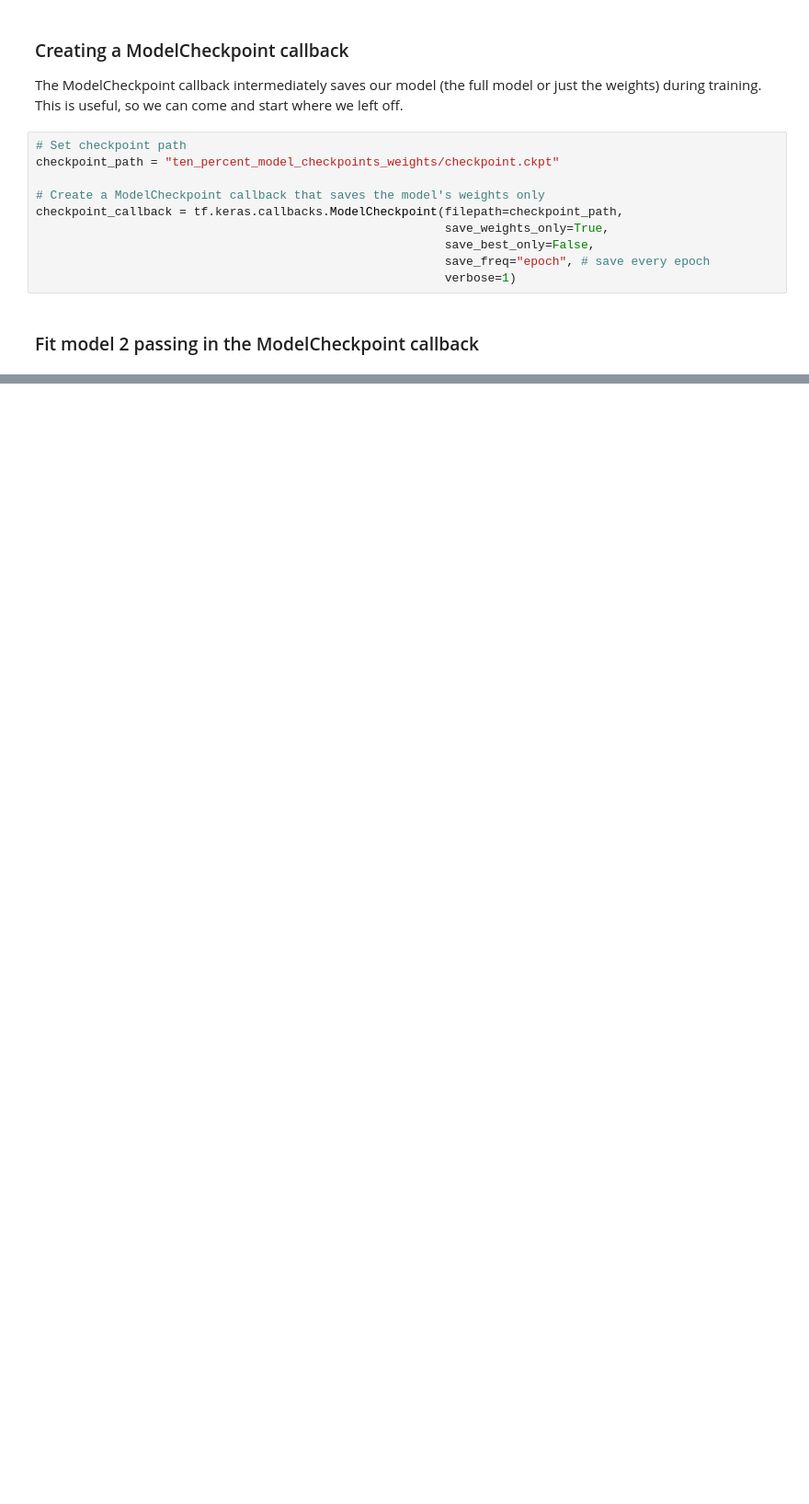
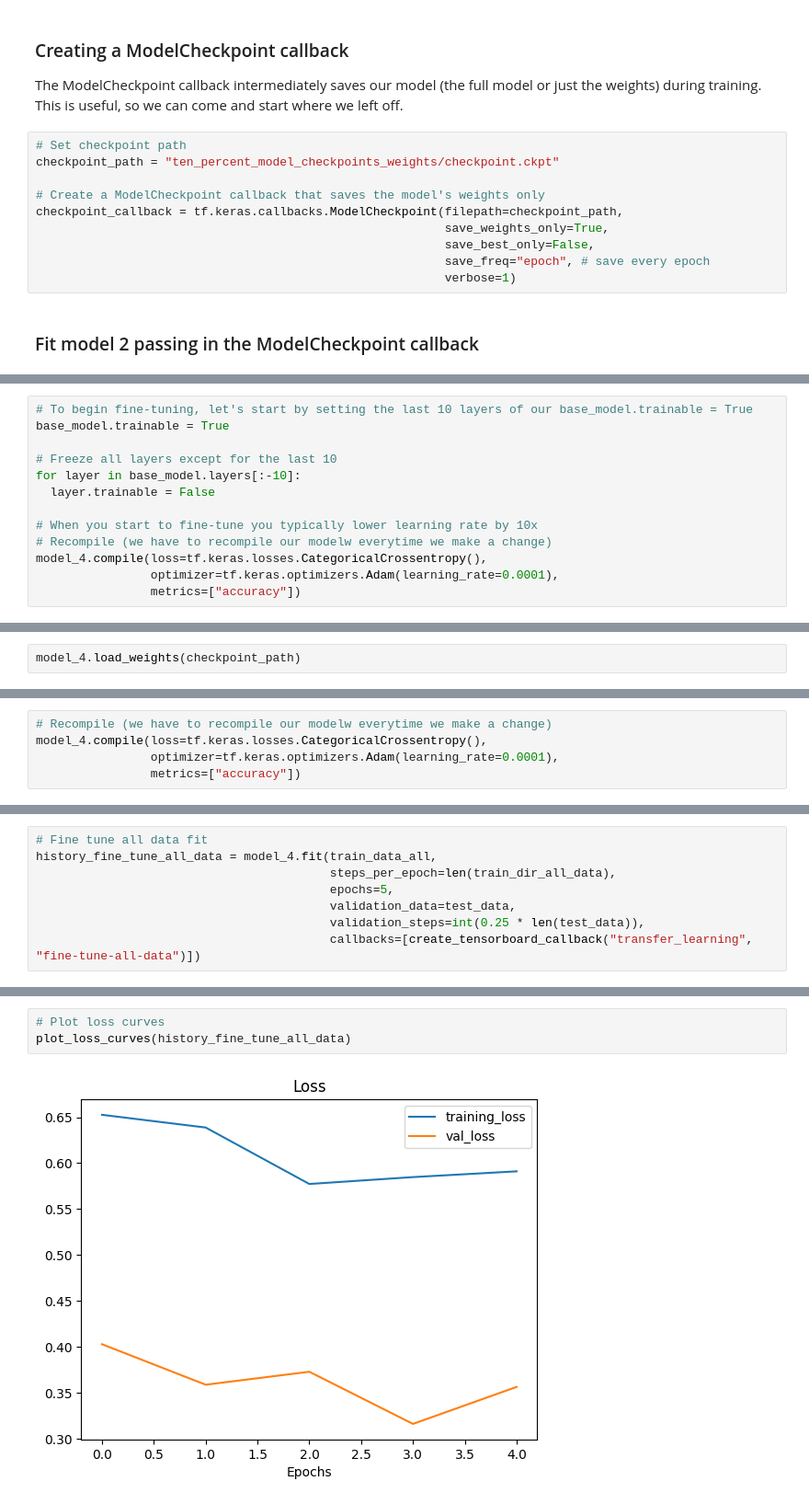
Before and after one commit to pformela/ztm-tensorflow, a Jupyter notebook: 05-transfer-learning/05_transfer_learning_in_tensorflow_part_2_fine_tuning.ipynb, the cells around one changed output, grey strips where cells are left out. Shown at 92% size. Drawn from its saved outputs; the diff is of its cells as text; blank space fills up the shorter version.

```diff
--- a/05-transfer-learning/05_transfer_learning_in_tensorflow_part_2_fine_tuning.ipynb
+++ b/05-transfer-learning/05_transfer_learning_in_tensorflow_part_2_fine_tuning.ipynb
@@ -618,0 +871,13 @@ plot_loss_curves(history_10_percent_data_aug)
+# %%
+# To begin fine-tuning, let's start by setting the last 10 layers of our base_model.trainable = True
+base_model.trainable = True
+
+# Freeze all layers except for the last 10
+for layer in base_model.layers[:-10]:
+  layer.trainable = False
+
+# When you start to fine-tune you typically lower learning rate by 10x
+# Recompile (we have to recompile our modelw everytime we make a change)
+model_4.compile(loss=tf.keras.losses.CategoricalCrossentropy(),
+                optimizer=tf.keras.optimizers.Adam(learning_rate=0.0001),
+                metrics=["accuracy"])
@@ -618,0 +886,2 @@ plot_loss_curves(history_10_percent_data_aug)
+# %%
+model_4.load_weights(checkpoint_path)
@@ -618,0 +890,5 @@ plot_loss_curves(history_10_percent_data_aug)
+# %%
+# Recompile (we have to recompile our modelw everytime we make a change)
+model_4.compile(loss=tf.keras.losses.CategoricalCrossentropy(),
+                optimizer=tf.keras.optimizers.Adam(learning_rate=0.0001),
+                metrics=["accuracy"])
@@ -618,0 +937,8 @@ plot_loss_curves(history_10_percent_data_aug)
+# %%
+# Fine tune all data fit
+history_fine_tune_all_data = model_4.fit(train_data_all,
+                                         steps_per_epoch=len(train_dir_all_data),
+                                         epochs=5,
+                                         validation_data=test_data,
+                                         validation_steps=int(0.25 * len(test_data)),
+                                         callbacks=[create_tensorboard_callback("transfer_learning", "fine-tune-all-data")])
@@ -618,0 +964,5 @@ plot_loss_curves(history_10_percent_data_aug)
+# %%
+# Plot loss curves
+plot_loss_curves(history_fine_tune_all_data)
+# %% [output]
+[figure, added]
```
Also changed, not shown: parts of 58 cells of this notebook.
